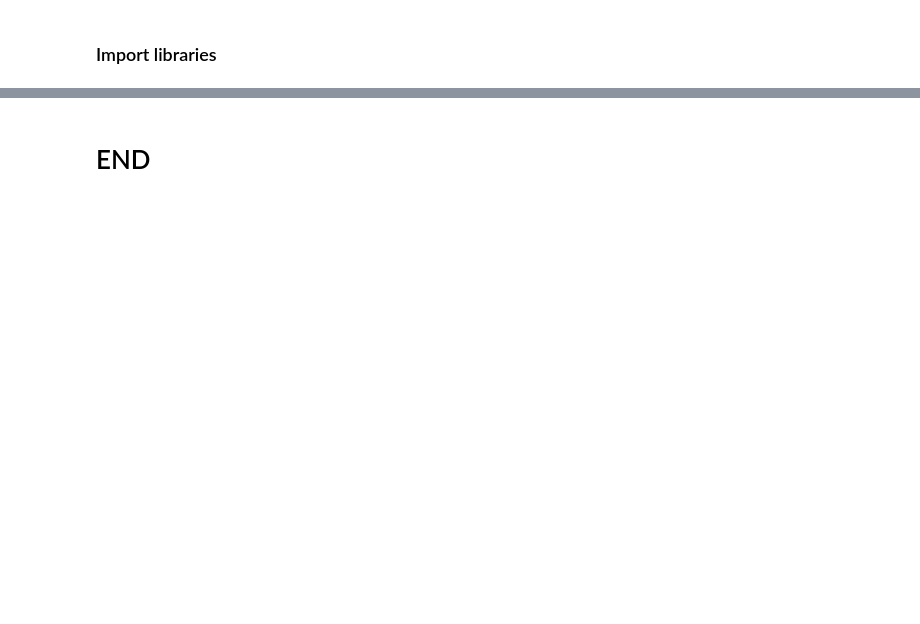
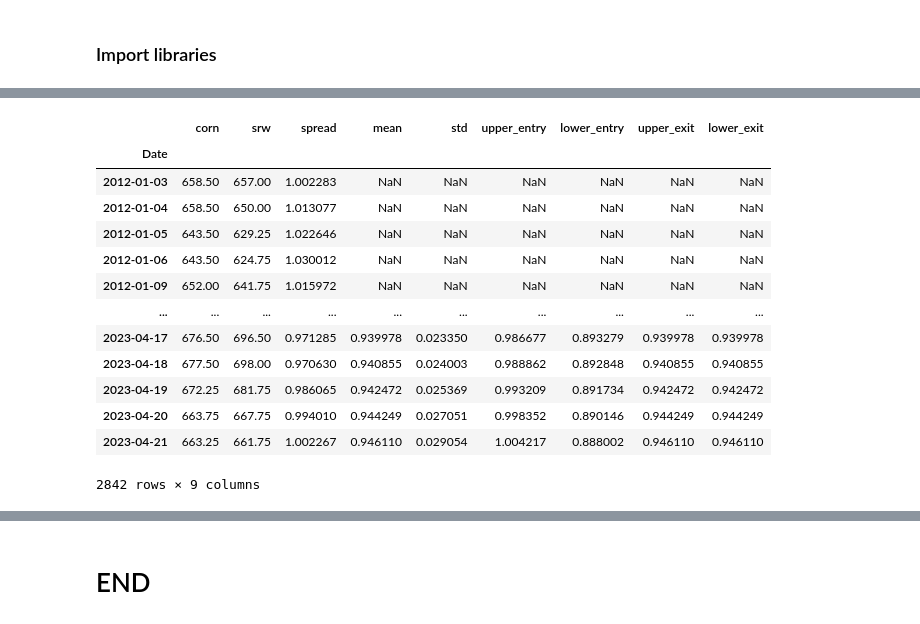
Before and after one commit to vzinkovski/commodities_mean_reversion_pairs_trading, a Jupyter notebook: pairs_trading_mean_reversion.ipynb, the cells around one changed output, grey strips where cells are left out. Drawn from its saved outputs; the diff is of its cells as text; code cells hidden in the pictures; blank space fills up the shorter version.

```diff
--- a/pairs_trading_mean_reversion.ipynb
+++ b/pairs_trading_mean_reversion.ipynb
@@ -29,11 +100,17 @@ pd.options.mode.chained_assignment = None # chained assignments
 # %%
 # date range
 start = '2012-01-01' # YYYY-MM-DD format
-end = datetime.now() - timedelta(1)
+end = datetime.now() - timedelta(1) # YYYY-MM-DD format
 
 # trading pair
-product1_name = 'Corn'
+product1_name = 'corn'
 product1_ticker = 'ZC=F'
-product2_name = 'SRW'
+product2_name = 'srw'
 product2_ticker = 'ZW=F'
+
+# hyperparameters
+lookback = 30 # rolling window for calculating mean and standard deviation
+entry_threshold = 2 # Bollinger Bands +/- standard deviation width
+exit_threshold = 0 # generate exit signal from long or short to hold
+stationarity_alpha = 0.05 # threshold for Augmented Dicky Fuller stationarity test
 # %% [markdown]
@@ -64,5 +154 @@ pairs_df = create_pairs_df(product1_name, product1_ticker, product2_name, produc
-# %%
-lookback = 90
-entry_threshold = 2
-exit_threshold = 1
 # %% [markdown]
@@ -70,22 +156,55 @@ exit_threshold = 1
 # %%
-def calc_spread_zscore(pairs_df, lookback):
+def calculate_spread_bbands(pairs_df, product1_name, product2_name, lookback, entry_threshold, exit_threshold):
 
-  # fit a rolling linear regression between the two products
-  model = RollingOLS(endog=pairs_df.iloc[:,0],
-                     exog=sm.add_constant(pairs_df.iloc[:,1]),
-                     window=lookback)
-  rolling_res = model.fit()
-  params = rolling_res.params.copy()
+  # # fit a rolling linear regression between the two products
+  # model = RollingOLS(endog=pairs_df.iloc[:,0],
+  #                    exog=sm.add_constant(pairs_df.iloc[:,1]),
+  #                    window=lookback)
+  # rolling_res = model.fit()
+  # params = rolling_res.params.copy()
 
-  # calculate the hedge ratio
-  pairs_df['hedge_ratio'] = params.iloc[:,1]
-  pairs_df.dropna(inplace=True)
+  # # calculate the hedge ratio
+  # pairs_df['hedge_ratio'] = params.iloc[:,1]
+  # pairs_df.dropna(inplace=True)
 
-  # calculate the spread and z-score
-  # apply log function to make the series stationary
-  pairs_df['spread'] = np.log(pairs_df.iloc[:,0]) - pairs_df['hedge_ratio'] * np.log(pairs_df.iloc[:,1])
-  pairs_df['zscore'] = (pairs_df['spread'] - np.mean(pairs_df['spread'])) / np.std(pairs_df['spread'])
+  # # calculate the spread and z-score
+  # pairs_df['spread'] = pairs_df.iloc[:,0] - pairs_df['hedge_ratio'] * pairs_df.iloc[:,1]
+  # pairs_df['zscore'] = (pairs_df['spread'] - np.mean(pairs_df['spread'])) / np.std(pairs_df['spread'])
+
+  # calculating rolling mean and std
+  pairs_df['spread'] = pairs_df.iloc[:,0] / pairs_df.iloc[:,1]
+  pairs_df['mean'] = pairs_df['spread'].rolling(window=lookback).mean()
+  pairs_df['std'] = pairs_df['spread'].rolling(window=lookback).std()
+  pairs_df['upper_entry'] = pairs_df['mean'] + entry_threshold * pairs_df['std']
+  pairs_df['lower_entry'] = pairs_df['mean'] - entry_threshold * pairs_df['std']
+  pairs_df['upper_exit'] = pairs_df['mean'] + exit_threshold * pairs_df['std']
+  pairs_df['lower_exit'] = pairs_df['mean'] - exit_threshold * pairs_df['std']
+
+  # # plotting bollinger bands
+  # plt.subplots(figsize=(8, 4))
+  # plt.plot(pairs_df.index, pairs_df['spread'])
+  # plt.plot(pairs_df.index, pairs_df['upper_band'], color='r', linewidth=0.5)
+  # plt.plot(pairs_df.index, pairs_df['lower_band'], color='r', linewidth=0.5)
+  # plt.title(f'{product1_name} {product2_name} ratio -- BB @ {entry_threshold} std devs')
+  # plt.xticks(rotation=45)
+  # plt.show()
 
   return pairs_df
 
-pairs_df = calc_spread_zscore(pairs_df, lookback)
+pairs_df = calculate_spread_bbands(pairs_df, product1_name, product2_name, lookback, entry_threshold, exit_threshold)
+pairs_df
+# %% [output]
+|  | corn | srw | spread | mean | std | upper_entry | lower_entry | upper_exit | lower_exit |
+| Date |  |  |  |  |  |  |  |  |  |
+| 2012-01-03 | 658.50 | 657.00 | 1.002283 | NaN | NaN | NaN | NaN | NaN | NaN |
+| 2012-01-04 | 658.50 | 650.00 | 1.013077 | NaN | NaN | NaN | NaN | NaN | NaN |
+| 2012-01-05 | 643.50 | 629.25 | 1.022646 | NaN | NaN | NaN | NaN | NaN | NaN |
+| 2012-01-06 | 643.50 | 624.75 | 1.030012 | NaN | NaN | NaN | NaN | NaN | NaN |
+| 2012-01-09 | 652.00 | 641.75 | 1.015972 | NaN | NaN | NaN | NaN | NaN | NaN |
+| ... | ... | ... | ... | ... | ... | ... | ... | ... | ... |
+| 2023-04-17 | 676.50 | 696.50 | 0.971285 | 0.939978 | 0.023350 | 0.986677 | 0.893279 | 0.939978 | 0.939978 |
+| 2023-04-18 | 677.50 | 698.00 | 0.970630 | 0.940855 | 0.024003 | 0.988862 | 0.892848 | 0.940855 | 0.940855 |
+| 2023-04-19 | 672.25 | 681.75 | 0.986065 | 0.942472 | 0.025369 | 0.993209 | 0.891734 | 0.942472 | 0.942472 |
+| 2023-04-20 | 663.75 | 667.75 | 0.994010 | 0.944249 | 0.027051 | 0.998352 | 0.890146 | 0.944249 | 0.944249 |
+| 2023-04-21 | 663.25 | 661.75 | 1.002267 | 0.946110 | 0.029054 | 1.004217 | 0.888002 | 0.946110 | 0.946110 |
+2842 rows × 9 columns
```
Also changed, not shown: parts of 41 cells of this notebook.
